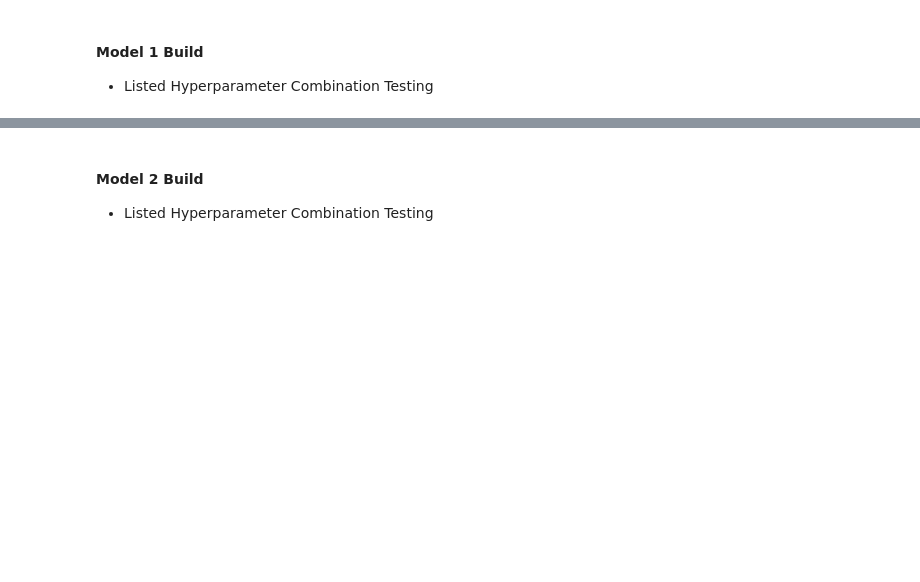
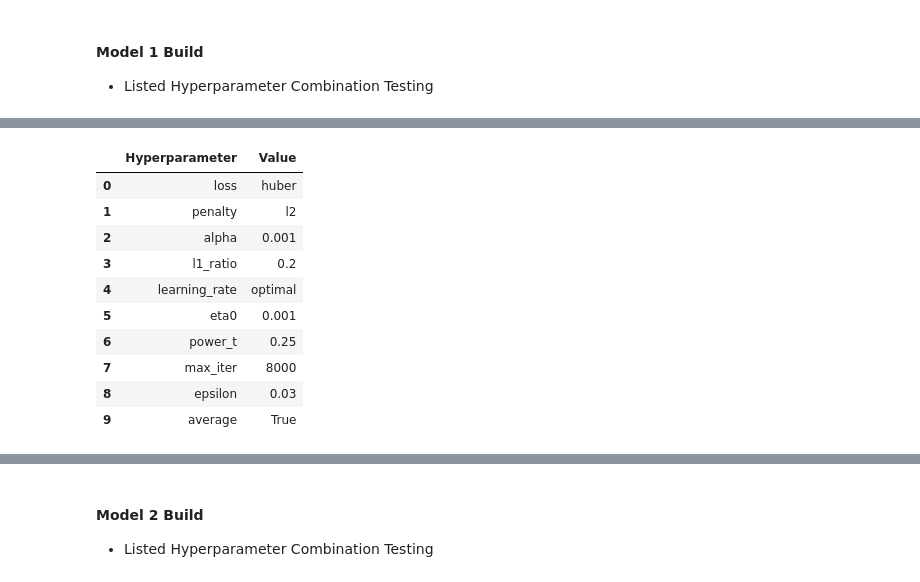
Before and after one commit to vaipos/CS4372_HW1, a Jupyter notebook: MainCode.ipynb, the cells around one changed output, grey strips where cells are left out. Saved outputs shown, nothing was run; the diff lists cells and outputs as text; code cells hidden in the pictures; blank space fills up the shorter version.

```diff
--- a/MainCode.ipynb
+++ b/MainCode.ipynb
@@ -296,0 +287,25 @@ Test RMSE: 0.15037816210868593 | Test MAE: 0.09724218690106756
+# %%
+# --- Hyperparameters Table ---
+best_hyperparams = {k: best[k] for k in ["loss","penalty","alpha","l1_ratio",
+                                         "learning_rate","eta0","power_t","max_iter",
+                                         "epsilon","average"]}
+
+hyperparams_df = pd.DataFrame({
+    'Hyperparameter': list(best_hyperparams.keys()),
+    'Value': list(best_hyperparams.values())
+})
+
+# Display hyperparameters
+display(hyperparams_df)
+# %% [output]
+|  | Hyperparameter | Value |
+| 0 | loss | huber |
+| 1 | penalty | l2 |
+| 2 | alpha | 0.001 |
+| 3 | l1_ratio | 0.2 |
+| 4 | learning_rate | optimal |
+| 5 | eta0 | 0.001 |
+| 6 | power_t | 0.25 |
+| 7 | max_iter | 8000 |
+| 8 | epsilon | 0.03 |
+| 9 | average | True |
```
Also changed, not shown: parts of 7 cells of this notebook, 5 other files.
